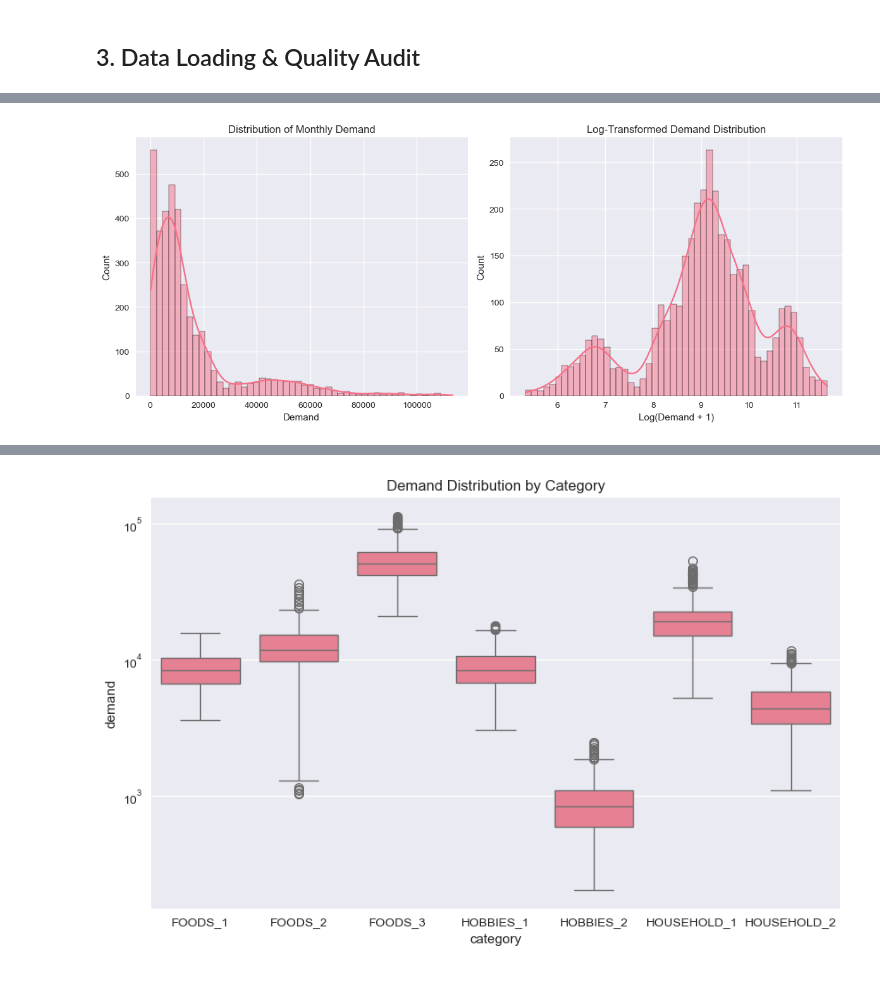
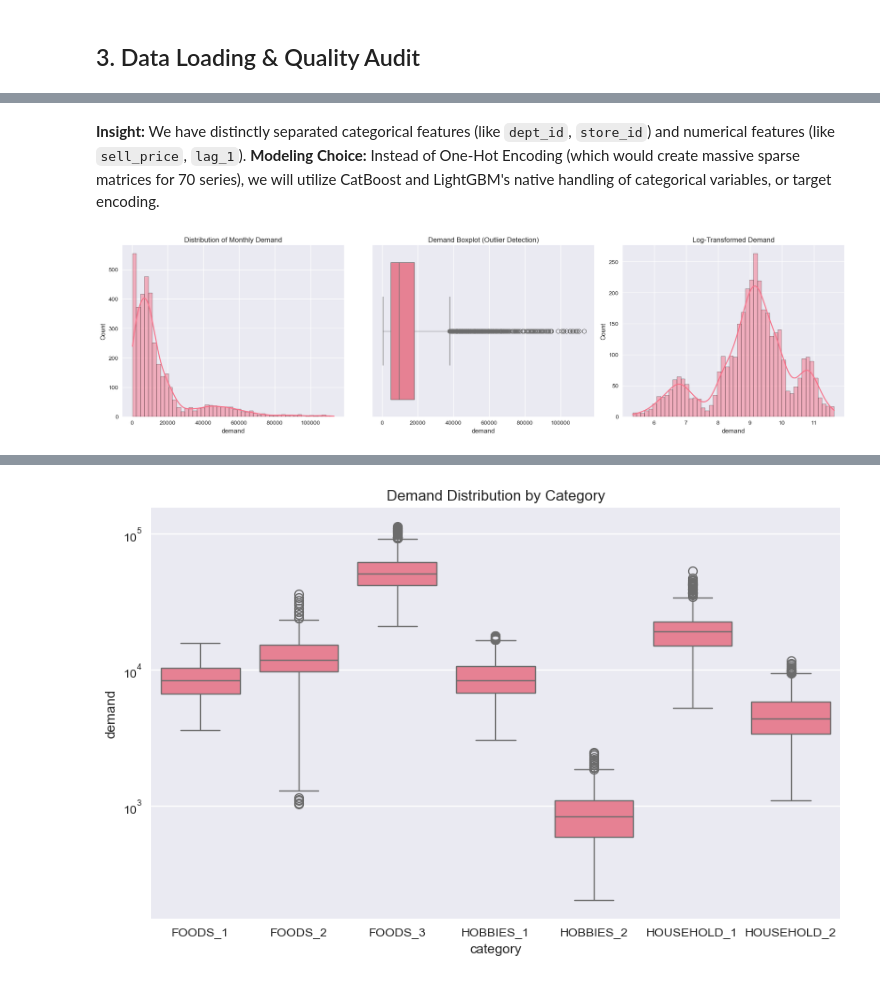
Before and after one commit to Oxshadha/OptiWMS, a Jupyter notebook: Ai miroservices/modeling/v2_m5_clean/00_m5_eda_and_analysis.ipynb, the cells around one changed output, grey strips where cells are left out. Saved outputs shown, nothing was run; the diff lists cells and outputs as text; code cells hidden in the pictures.

Commit message:
feat(eda): add explicit missing value, outliers, duplicates, and categorical column visualizations

```diff
--- a/Ai miroservices/modeling/v2_m5_clean/00_m5_eda_and_analysis.ipynb
+++ b/Ai miroservices/modeling/v2_m5_clean/00_m5_eda_and_analysis.ipynb
@@ -43,15 +42,10 @@ By establishing these insights, we lay a statistically sound foundation for the
 # %%
 # Load the prepared monthly panel data
-# (This data was aggregated from the raw M5 dataset to the dept_store level)
 DATA_PATH = '../outputs/m5_prepared/m5_monthly_panel.parquet'
 df = pd.read_parquet(DATA_PATH)
+df['month'] = pd.to_datetime(df['month'])
 
 print("Dataset Shape:", df.shape)
-print("\nData Types:")
-print(df.dtypes)
-print("\nMissing Values:")
-print(df.isnull().sum()[df.isnull().sum() > 0])
-
 df.head()
 # %% [output]
 Dataset Shape: (3710, 28)
@@ -110,18 +116,22 @@ df[num_cols].describe().round(2)
+# %% [markdown]
+**Insight:** We have distinctly separated categorical features (like `dept_id`, `store_id`) and numerical features (like `sell_price`, `lag_1`).
+**Modeling Choice:** Instead of One-Hot Encoding (which would create massive sparse matrices for 70 series), we will utilize CatBoost and LightGBM's native handling of categorical variables, or target encoding.
 # %%
-# Visualizing the distribution of Demand
-plt.figure(figsize=(12, 5))
+fig, axes = plt.subplots(1, 3, figsize=(18, 5))
 
-plt.subplot(1, 2, 1)
-sns.histplot(df['demand'], bins=50, kde=True)
-plt.title('Distribution of Monthly Demand')
-plt.xlabel('Demand')
+# 1. Demand Histogram
+sns.histplot(df['demand'], bins=50, kde=True, ax=axes[0])
+axes[0].set_title('Distribution of Monthly Demand')
 
-plt.subplot(1, 2, 2)
-sns.histplot(np.log1p(df['demand']), bins=50, kde=True)
-plt.title('Log-Transformed Demand Distribution')
-plt.xlabel('Log(Demand + 1)')
+# 2. Demand Boxplot (Outlier Detection)
+sns.boxplot(x=df['demand'], ax=axes[1])
+axes[1].set_title('Demand Boxplot (Outlier Detection)')
+
+# 3. Log-Transformed Demand
+sns.histplot(np.log1p(df['demand']), bins=50, kde=True, ax=axes[2])
+axes[2].set_title('Log-Transformed Demand')
 
 plt.tight_layout()
 plt.show()
 # %% [output]
-[figure, old version]
+[figure, new version]
```
Also changed, not shown: parts of 37 cells of this notebook, 1 other file.
